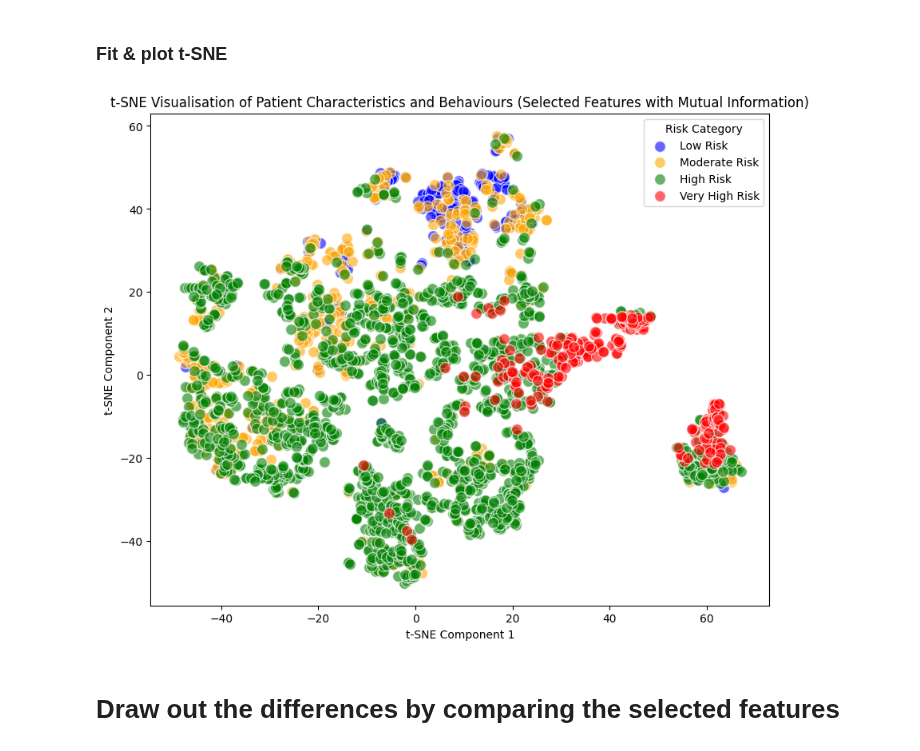
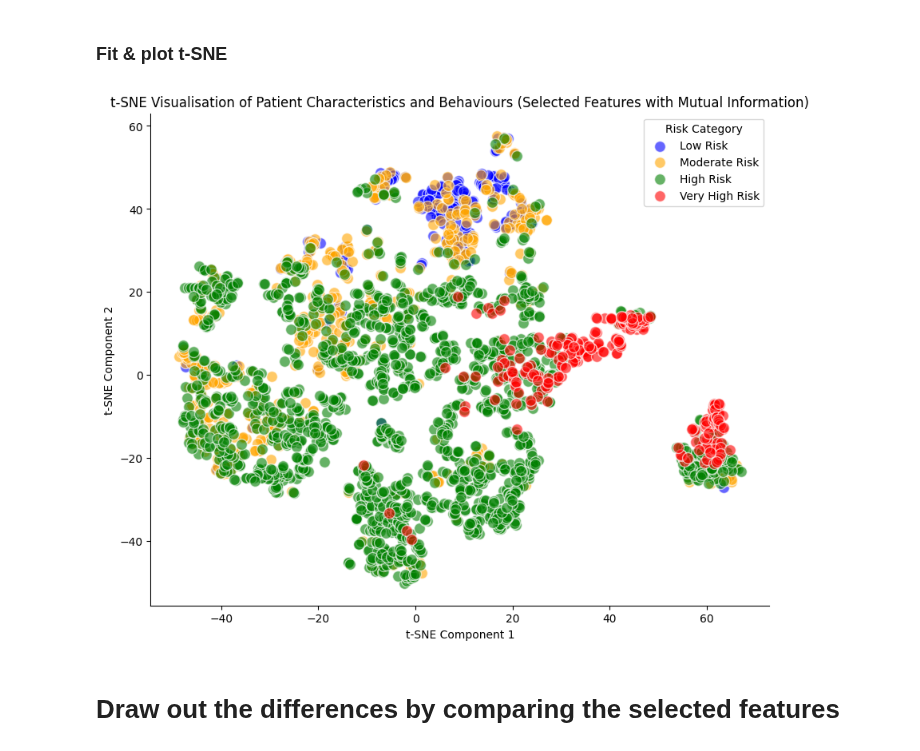
Before and after one commit to hallucinojenlee/hds_dna, a Jupyter notebook: scripts/risk_personas_ENT.ipynb, the cells around one changed output. Saved outputs shown, nothing was run; the diff lists cells and outputs as text; code cells hidden in the pictures.

```diff
--- a/scripts/risk_personas_ENT.ipynb
+++ b/scripts/risk_personas_ENT.ipynb
@@ -450,34 +450,39 @@ plt.figure(figsize=(10, 8))
 handles = []
 labels = []
 
 for category in sorted(tsne_df['did_not_attend_risk_group'].unique()):
     subset = tsne_df[tsne_df['did_not_attend_risk_group'] == category]
     scatter = plt.scatter(subset['TSNE1'], subset['TSNE2'],
                           label=category_names[category],
                           color=colours[category], alpha=0.6,
                           edgecolors='w', s=100)
     handles.append(scatter)
     labels.append(category_names[category])
 
 # Order the categories in the desired order: 1 (Low Risk), 2 (Moderate Risk), 3 (High Risk), 4 (Very High Risk)
 sorted_indices = [0, 1, 2, 3]  # Correct order for the legend
 
 # Reorder the handles and labels based on the sorted indices
 handles = [handles[i] for i in sorted_indices]
 labels = [labels[i] for i in sorted_indices]
 
 # Add title and labels
 plt.title('t-SNE Visualisation of Patient Characteristics and Behaviours (Selected Features with Mutual Information)')
 plt.xlabel('t-SNE Component 1')
 plt.ylabel('t-SNE Component 2')
 
+# Remove top and right spines
+ax = plt.gca()  # Get current axes
+ax.spines['top'].set_visible(False)
+ax.spines['right'].set_visible(False)
+
 # Add legend with sorted handles and labels
 plt.legend(handles=handles, labels=labels, title='Risk Category')
 
 # Show plot
 plt.show()
 # %% [output]
-[figure, old version]
+[figure, new version]
 # %% [markdown]
 # Draw out the differences by comparing the selected features
 # %%
```
